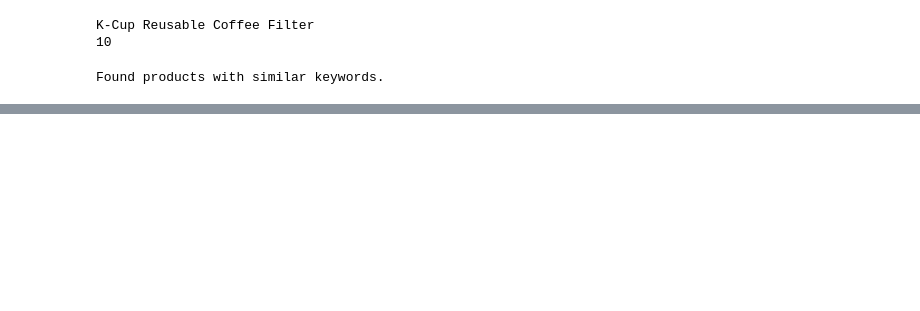
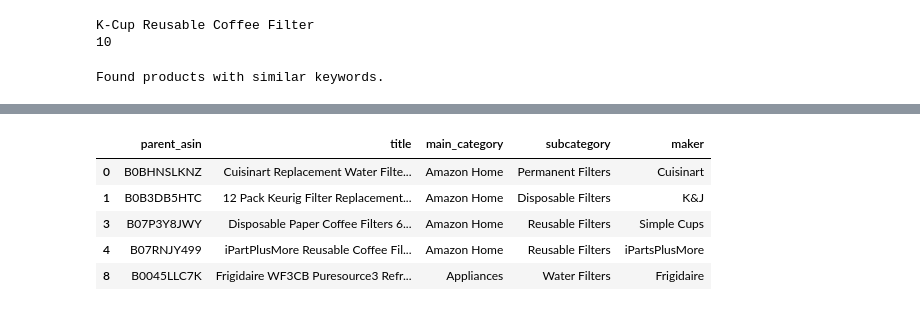
Before and after one commit to ds-edu/capstone-recsys, a Jupyter notebook: recsys_ecomm/notebooks/recsys.ipynb, the cells around one changed output, grey strips where cells are left out. Saved outputs shown, nothing was run; the diff lists cells and outputs as text; code cells hidden in the pictures; blank space fills up the shorter version.

```diff
--- a/recsys_ecomm/notebooks/recsys.ipynb
+++ b/recsys_ecomm/notebooks/recsys.ipynb
@@ -1174,0 +1255,13 @@ df_recommendations[['ID', 'Parent_ID', 'Category', 'Subcategory', 'Name', 'Dista
+# %%
+def get_parent_asin(asin, data_df):
+    """
+    Get the parent ASIN for a given ASIN.
+    Args:
+        asin (str): ASIN to search for.
+        data_df (pd.DataFrame): DataFrame containing product data.
+    Returns:
+        str: Parent ASIN if found, otherwise None.
+    """
+    rows = data_df[data_df['asin'] == asin]
+    res = rows['parent_asin'].values[0] if not rows.empty else None
+    return res
@@ -1174,0 +1297,10 @@ df_recommendations[['ID', 'Parent_ID', 'Category', 'Subcategory', 'Name', 'Dista
+# %%
+# Verify
+temp_df[['parent_asin', 'title', 'main_category', 'subcategory', 'maker']]
+# %% [output]
+|  | parent_asin | title | main_category | subcategory | maker |
+| 0 | B0BHNSLKNZ | Cuisinart Replacement Water Filte... | Amazon Home | Permanent Filters | Cuisinart |
+| 1 | B0B3DB5HTC | 12 Pack Keurig Filter Replacement... | Amazon Home | Disposable Filters | K&J |
+| 3 | B07P3Y8JWY | Disposable Paper Coffee Filters 6... | Amazon Home | Reusable Filters | Simple Cups |
+| 4 | B07RNJY499 | iPartPlusMore Reusable Coffee Fil... | Amazon Home | Reusable Filters | iPartsPlusMore |
+| 8 | B0045LLC7K | Frigidaire WF3CB Puresource3 Refr... | Appliances | Water Filters | Frigidaire |
```
Also changed, not shown: parts of 44 cells of this notebook.
